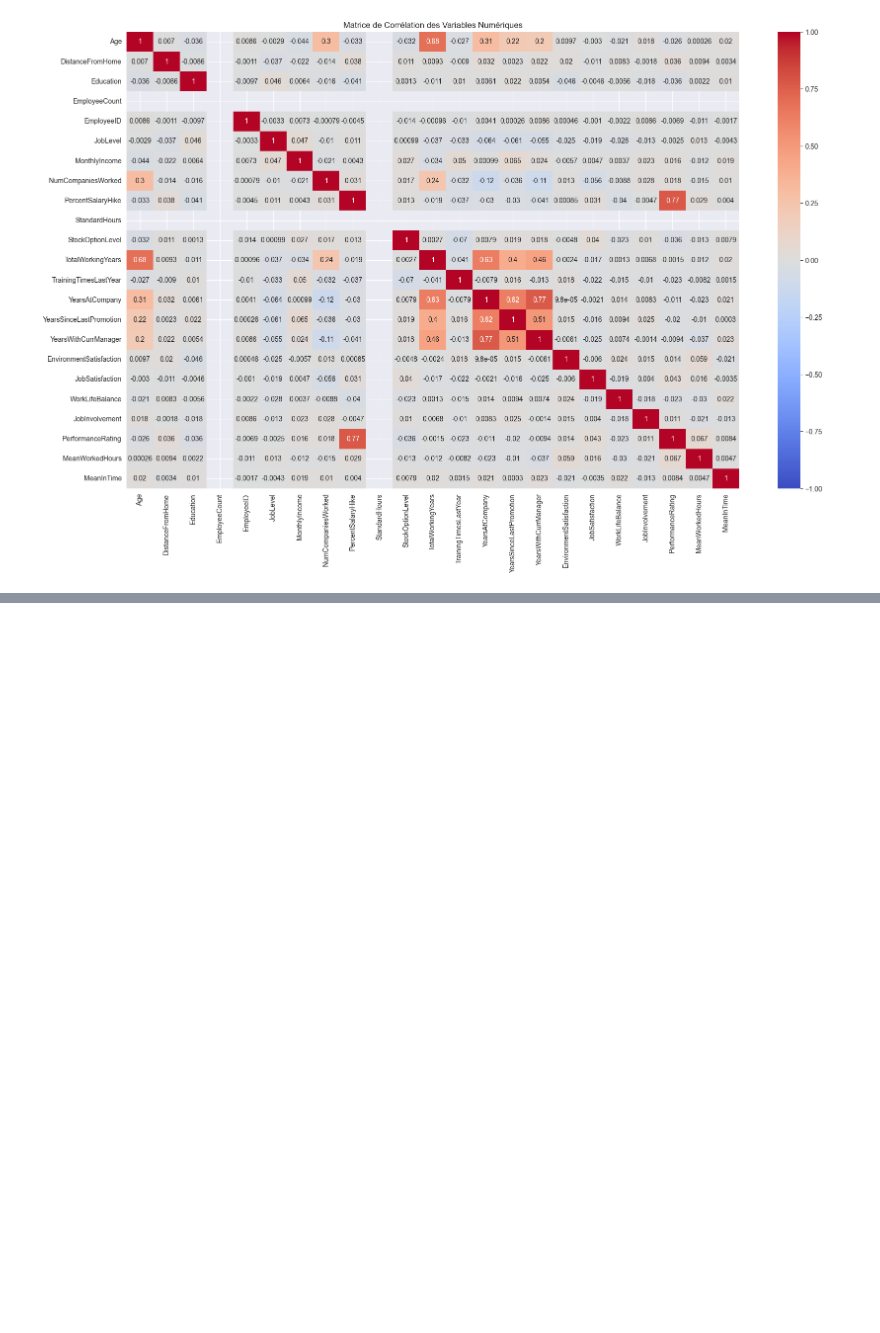
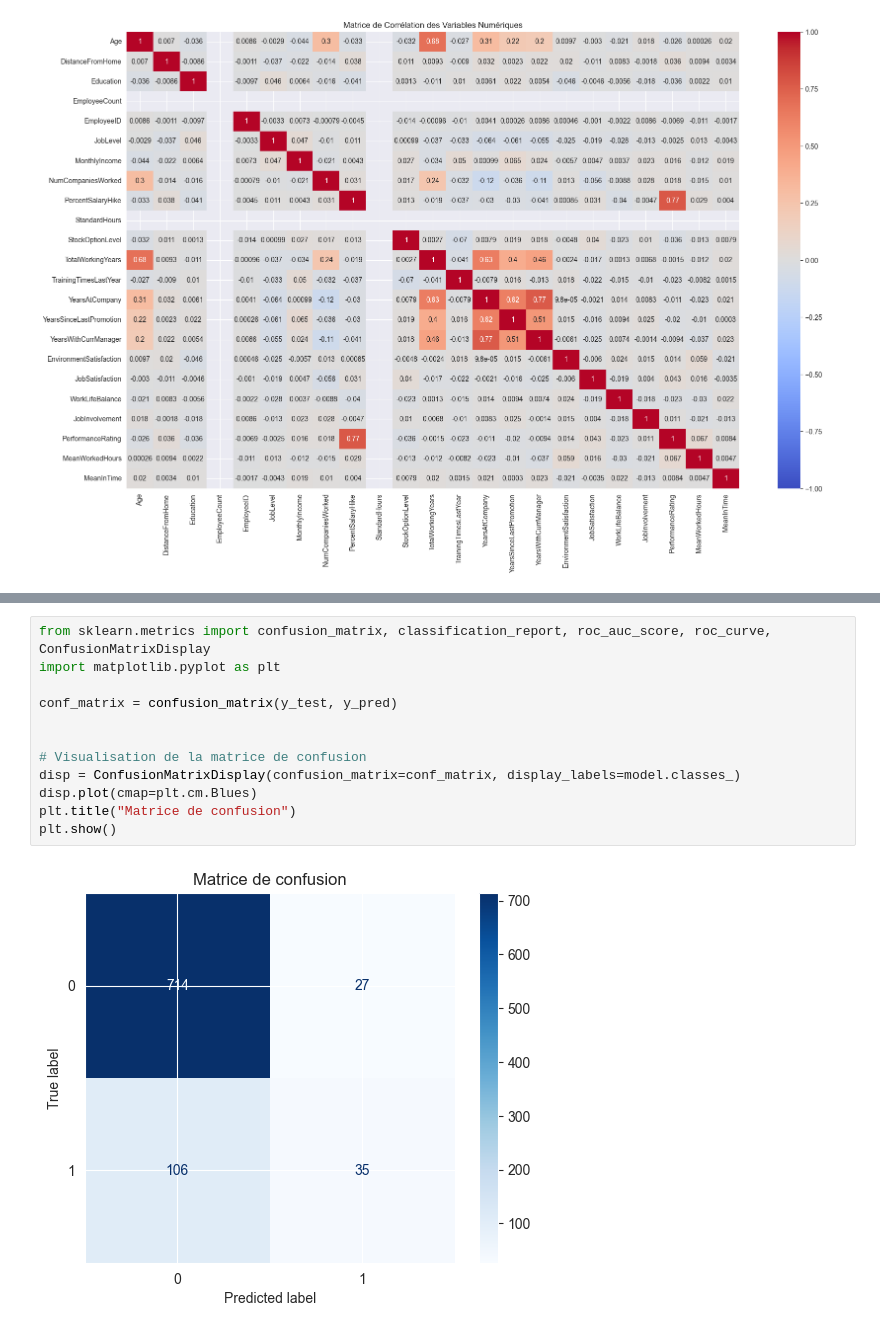
Before and after one commit to Rom168/Projet_AI_A5, a Jupyter notebook: data_treatment.ipynb, the cells around one changed output, grey strips where cells are left out. Drawn from its saved outputs; the diff is of its cells as text; blank space fills up the shorter version.

```diff
--- a/data_treatment.ipynb
+++ b/data_treatment.ipynb
@@ -416,0 +463,14 @@ print(f"Model Accuracy: {accuracy:.4f}")
+# %%
+from sklearn.metrics import confusion_matrix, classification_report, roc_auc_score, roc_curve, ConfusionMatrixDisplay
+import matplotlib.pyplot as plt
+
+conf_matrix = confusion_matrix(y_test, y_pred)
+
+
+# Visualisation de la matrice de confusion
+disp = ConfusionMatrixDisplay(confusion_matrix=conf_matrix, display_labels=model.classes_)
+disp.plot(cmap=plt.cm.Blues)
+plt.title("Matrice de confusion")
+plt.show()
+# %% [output]
+[figure, added]
```
Also changed, not shown: parts of 16 cells of this notebook.
